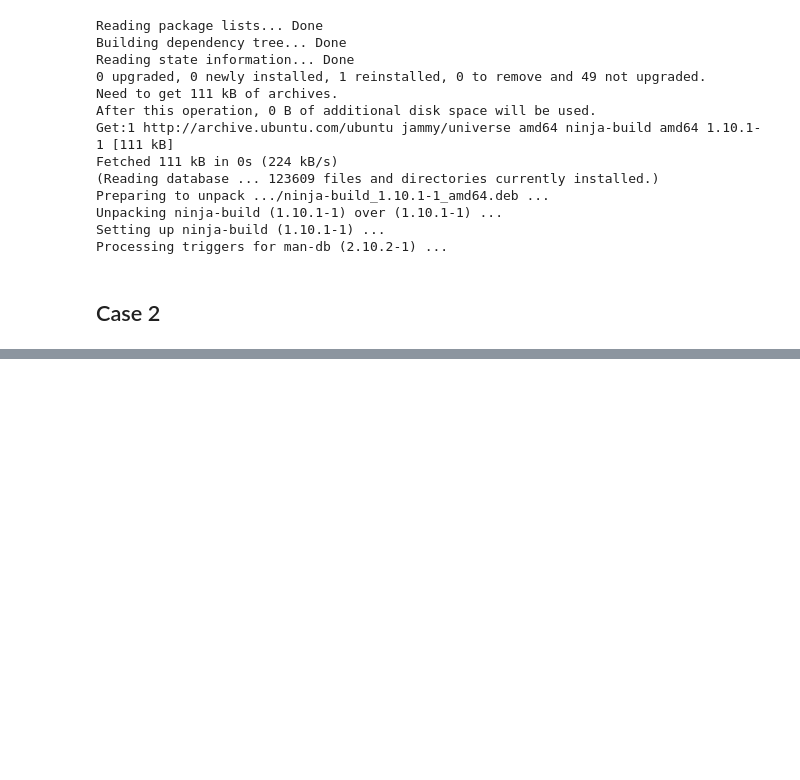
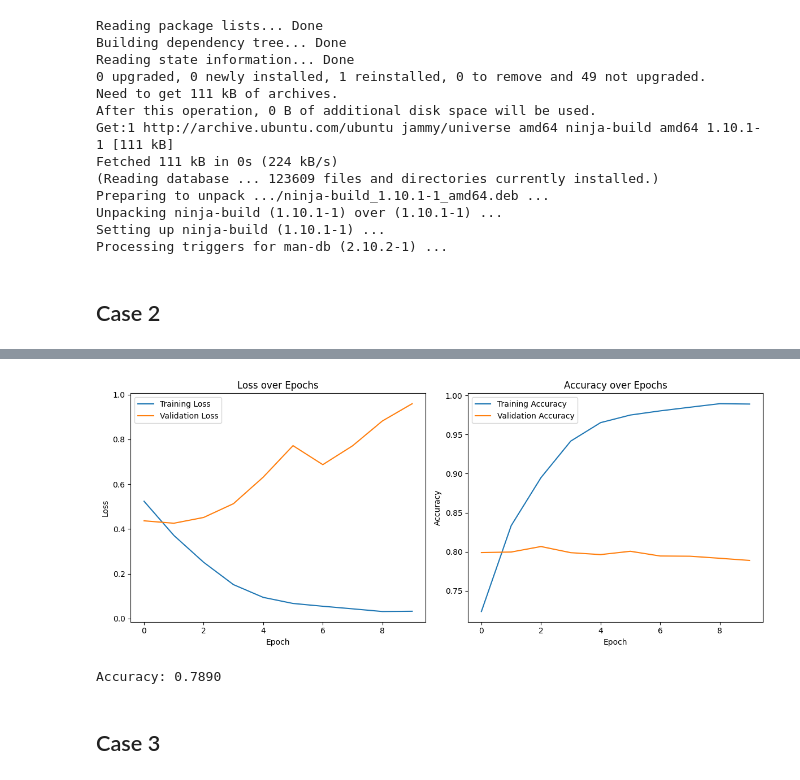
Before and after one commit to cotyhoroshko/lstm-work, a Jupyter notebook: notebooks/xlstm_lib_usage.ipynb, the cells around one changed output, grey strips where cells are left out. Drawn from its saved outputs; the diff is of its cells as text; code cells hidden in the pictures; blank space fills up the shorter version.

```diff
--- a/notebooks/xlstm_lib_usage.ipynb
+++ b/notebooks/xlstm_lib_usage.ipynb
@@ -280,3 +547,43 @@ Processing triggers for man-db (2.10.2-1) ...
 !chmod -R 777 /root/.cache/torch_extensions/
 # %% [markdown]
 ## Case 2
+# %%
+# Конфігурація xLSTM з Dropout для регуляризації
+cfg = xLSTMBlockStackConfig(
+    mlstm_block=mLSTMBlockConfig(
+        mlstm=mLSTMLayerConfig(
+            conv1d_kernel_size=4, qkv_proj_blocksize=4, num_heads=4
+        )
+    ),
+    slstm_block=sLSTMBlockConfig(
+        slstm=sLSTMLayerConfig(
+            backend="cuda",
+            num_heads=4,
+            conv1d_kernel_size=4,
+            bias_init="powerlaw_blockdependent",
+        ),
+        feedforward=FeedForwardConfig(proj_factor=1.3, act_fn="gelu"),
+    ),
+    context_length=MAX_LEN,
+    num_blocks=7,
+    embedding_dim=128,
+    slstm_at=[1],
+)
+# Ініціалізація xLSTM стеку
+xlstm_stack = xLSTMBlockStack(cfg).to("cuda")
+# %%
+# Модель з Dropout для регуляризації
+class HateSpeechModel(nn.Module):
+    def __init__(self, xlstm_stack, vocab_size, embedding_dim, dropout_prob=0.5):
+        super(HateSpeechModel, self).__init__()
+        self.embedding = nn.Embedding(vocab_size, embedding_dim)
+        self.xlstm = xlstm_stack
+        self.dropout = nn.Dropout(dropout_prob)  # Dropout для регуляризації
+        self.fc = nn.Linear(embedding_dim, 2)
+
+    def forward(self, x):
+        x = self.embedding(x)
+        x = self.xlstm(x)
+        x = self.dropout(x)  # Застосування Dropout
+        x = self.fc(x.mean(dim=1))
+        return x
@@ -282,0 +669,3 @@ Processing triggers for man-db (2.10.2-1) ...
+# %%
+# Виклик функцій
+train_losses, train_accuracies, val_losses, val_accuracies = train_model(model, train_loader, test_loader, criterion, optimizer)
@@ -282,0 +683,12 @@ Processing triggers for man-db (2.10.2-1) ...
+# %%
+plot_metrics(train_losses, val_losses, train_accuracies, val_accuracies)
+# %% [output]
+[figure, added]
+# %%
+preds = test_model(model, test_loader)
+accuracy = accuracy_score(y_test, preds)
+print(f'Accuracy: {accuracy:.4f}')
+# %% [output]
+Accuracy: 0.7890
+# %% [markdown]
+## Case 3
```
Also changed, not shown: parts of 97 cells of this notebook, 2 other files.
